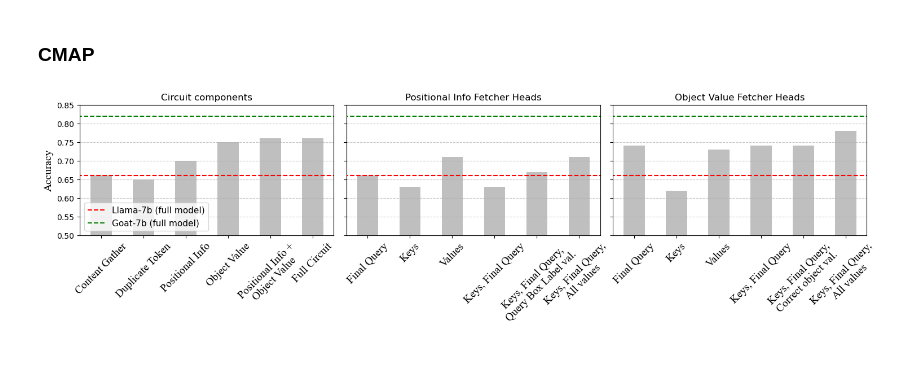
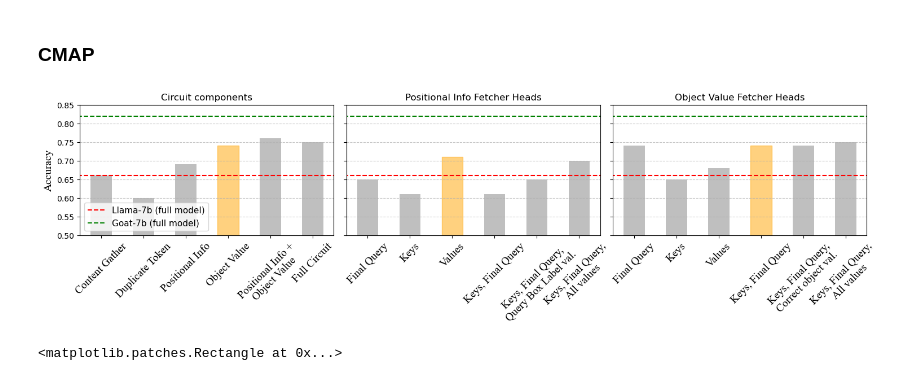
Before and after one commit to tamarott/finetuning_iclr24_figs, a Jupyter notebook: figs.ipynb, the cells around one changed output. Drawn from its saved outputs; the diff is of its cells as text; code cells hidden in the pictures.

Commit message:
CMAP results

```diff
--- a/figs.ipynb
+++ b/figs.ipynb
@@ -171,7 +171,7 @@ head_gropus = [
     "Positional Info +\nObject Value",
     "Full Circuit",
 ]
-cmap_heads = [0.66, 0.65, 0.70, 0.75, 0.76, 0.76]
+cmap_heads = [0.66, 0.60, 0.69, 0.74, 0.76, 0.75]
 llama_full = 0.66
 goat_full = 0.82
 
@@ -183,7 +183,7 @@ inputs_pos = [
     "Keys, Final Query,\nQuery Box Label val.",
     "Keys, Final Query,\nAll values",
 ]
-cmap_pos = [0.66, 0.63, 0.71, 0.63, 0.67, 0.71]
+cmap_pos = [0.65, 0.61, 0.71, 0.61, 0.65, 0.7]
 
 inputs_val = [
     "Final Query",
@@ -193,7 +193,7 @@ inputs_val = [
     "Keys, Final Query,\nCorrect object val.",
     "Keys, Final Query,\nAll values",
 ]
-cmap_val = [0.74, 0.62, 0.73, 0.74, 0.74, 0.78]
+cmap_val = [0.74, 0.65, 0.68, 0.74, 0.74, 0.75]
 # %%
 titles = ["Circuit components", "Positional Info Fetcher Heads", "Object Value Fetcher Heads"]
 values = [cmap_heads, cmap_pos, cmap_val]
@@ -207,7 +207,6 @@ font_properties = {"family": "Times New Roman", "size": 14}
 
 for i in range(num_figs):
     val = values[i]
-    val
     br1 = np.arange(len(val))
     # Make the plot
     axs[i].plot(
@@ -227,36 +226,45 @@ for i in range(num_figs):
         label="Goat-7b (full model)",
     )
     axs[i].bar(br1, val, color="grey", alpha=0.5, width=barWidth, label=titles[i])
+    if i == 1:
+        axs[i].get_children()[2 + 2].set_color("orange")
+    else:
+        axs[i].get_children()[2 + 3].set_color("orange")
 
     # Adding Xticks
     axs[i].set_xticks(br1)  # Set the tick positions
     axs[i].set_xticklabels(labels[i], font_properties=font_properties)  # Set the tick labels
     axs[i].tick_params(axis="x", labelrotation=45)
     axs[i].set_xlim(-0.5, 5.5)
     axs[i].set_ylim(0.5, 0.85)
     axs[i].set_title(titles[i])
 
     if i == 0:
         axs[i].set_ylim(0.5, 0.85)
         axs[i].set_ylabel("Accuracy", font_properties=font_properties)
         axs[i].grid(True, axis="y", linestyle="--", alpha=0.7)
         #     if i==3:
         #         axs[i].legend(fontsize = 12, ncol=2, frameon=False, loc='upper left')
         axs[i].legend(
             fontsize=11,
             handles=[axs[i].lines[0], axs[i].lines[1]],
             labels=["Llama-7b (full model)", "Goat-7b (full model)"],
         )
     else:
         axs[i].set_ylim(0.5, 0.85)
         axs[i].grid(True, axis="y", linestyle="--", alpha=0.7)
         #         tick_positions = axs[i].get_yticks()
         tick_labels = axs[i].get_yticklabels()
 
         # Set the tick positions and empty labels
         #         axs[i].set_yticks(tick_positions)
         axs[i].set_yticklabels([""] * len(tick_labels))  # Set empty labels
 
+# plt.show()
 plt.savefig("Figures/CMAP_results.pdf", bbox_inches="tight", dpi=200)
 # %% [output]
-[figure, old version]
+[figure, new version]
+# %%
+axs[i].get_children()[3]
+# %% [output]
+<matplotlib.patches.Rectangle at 0x...>
```
Also changed, not shown: 1 other file.
